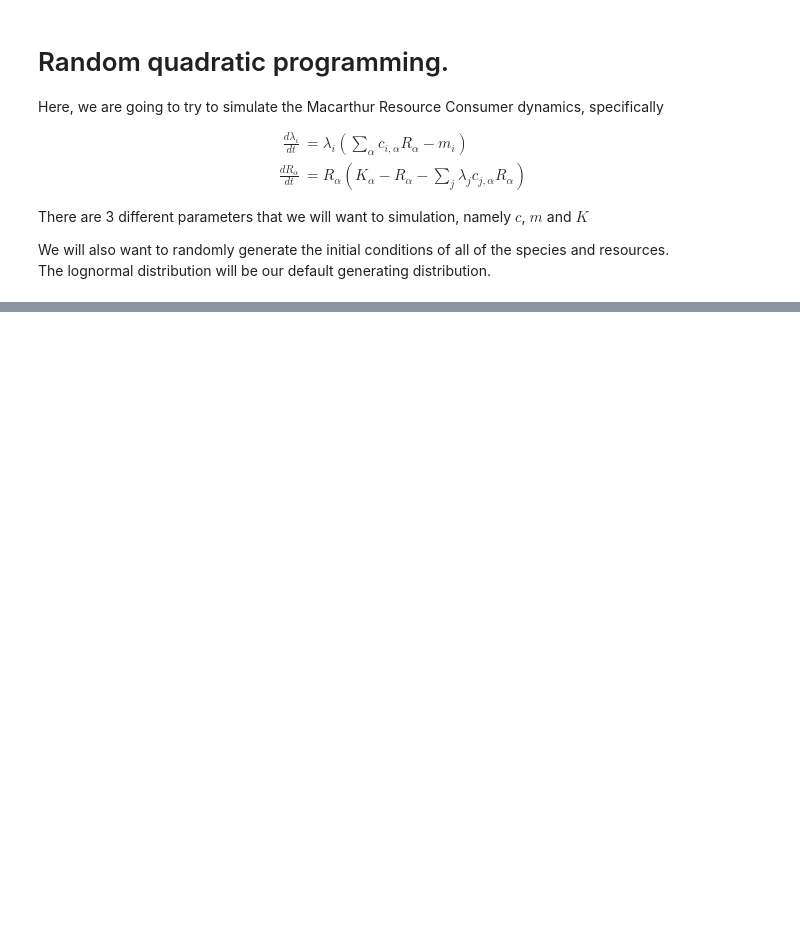
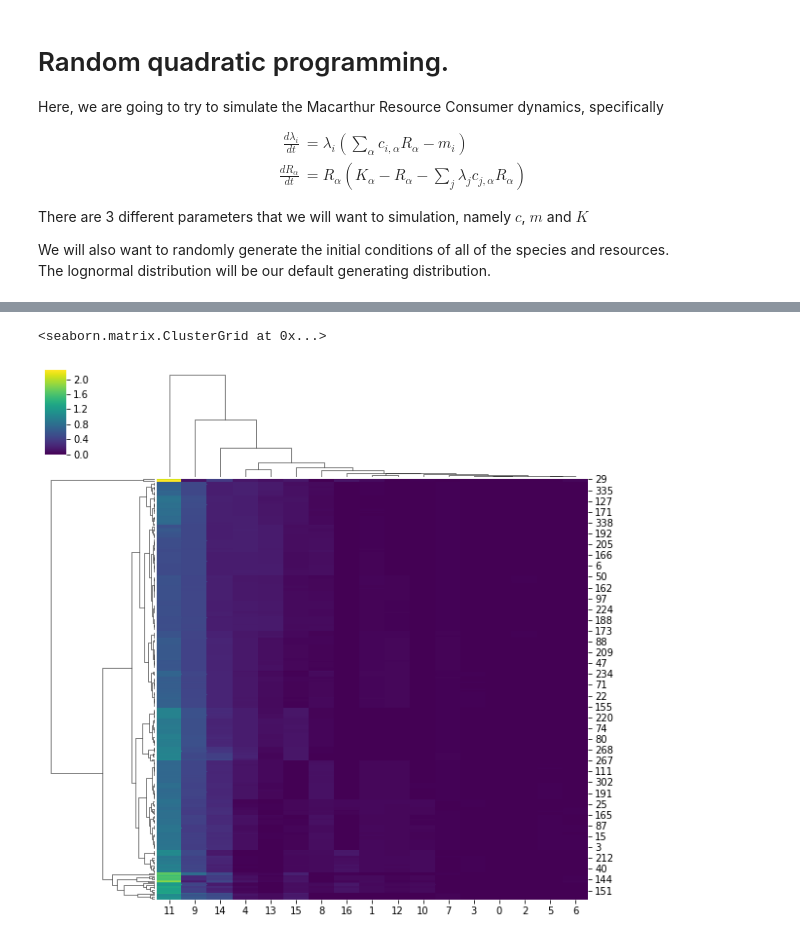
Before and after one commit to mortonjt/random-ecosystems, a Jupyter notebook: ipynb/random_qp.ipynb, the cells around one changed output, grey strips where cells are left out. Cells and saved outputs as stored; diff of their text form; code cells hidden in the pictures; blank space fills up the shorter version.

```diff
--- a/ipynb/random_qp.ipynb
+++ b/ipynb/random_qp.ipynb
@@ -115,0 +141,9 @@ sns.heatmap(microbes)
+# %%
+idx = np.log(microbes.sum(axis=0)) > -1
+# %%
+microbes = microbes[:, idx]
+# %%
+sns.clustermap(microbes, cmap='viridis')
+# %% [output]
+<seaborn.matrix.ClusterGrid at 0x...>
+[figure, added]
```
Also changed, not shown: parts of 8 cells of this notebook.
